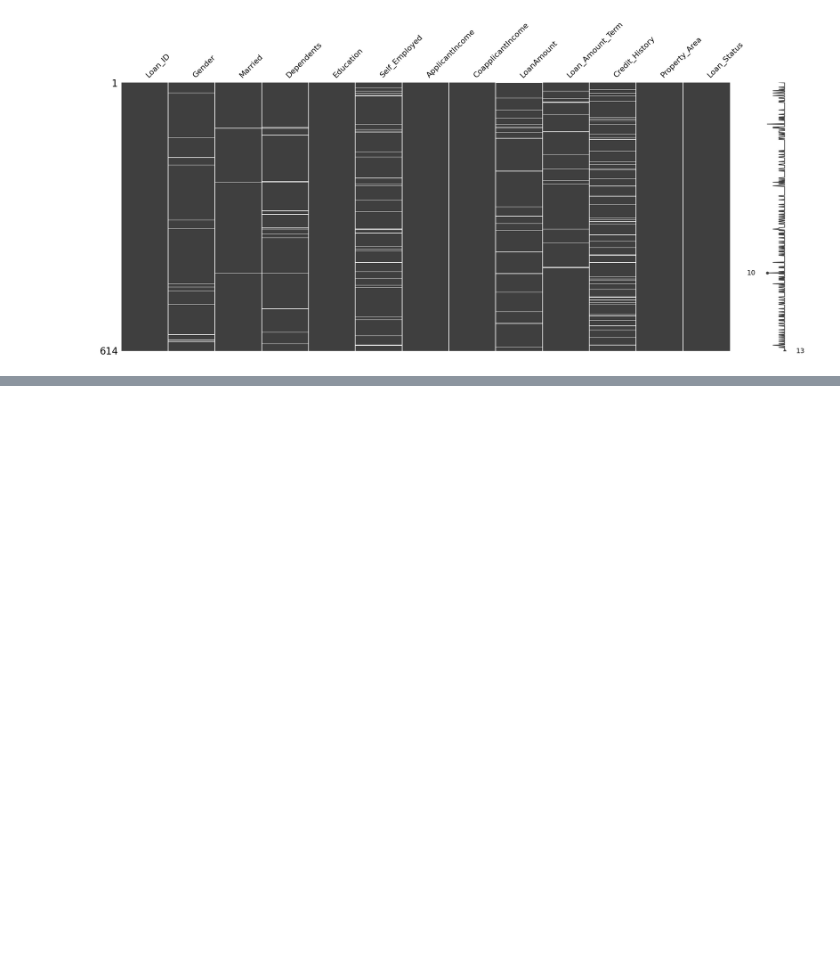
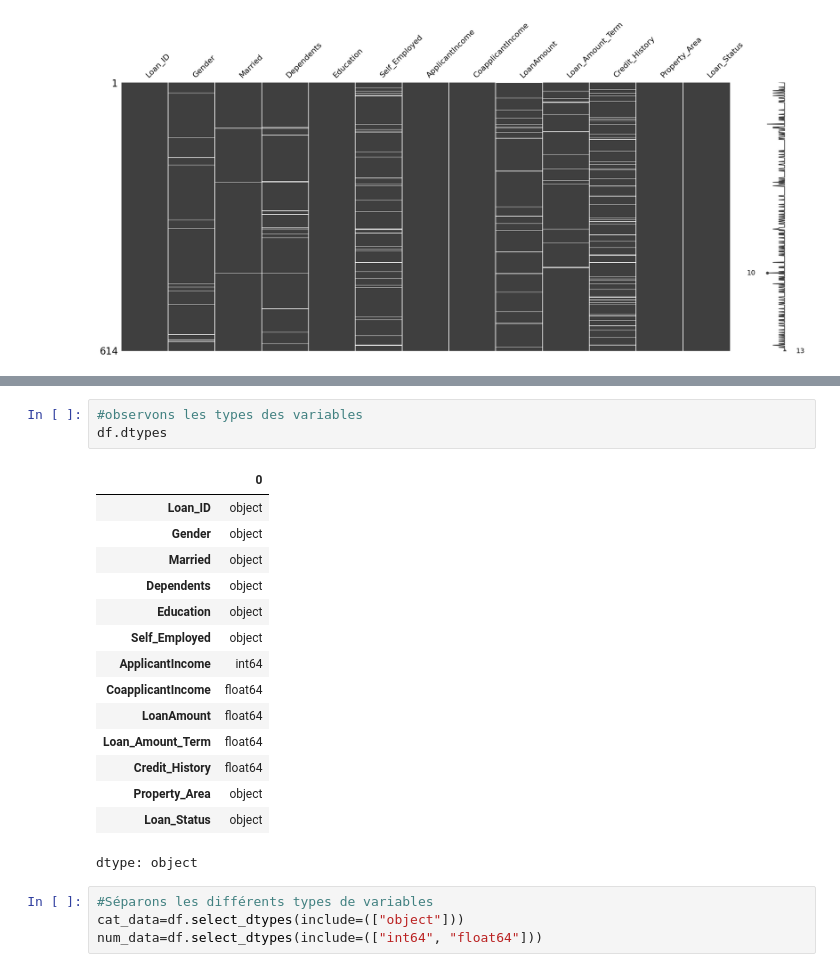
Before and after one commit to sewadaj18/Credit-scoring-cleaning, a Jupyter notebook: Nettoyage crédit.ipynb, the cells around one changed output, grey strips where cells are left out. Saved outputs shown, nothing was run; the diff lists cells and outputs as text; blank space fills up the shorter version.

```diff
--- a/Nettoyage crédit.ipynb
+++ b/Nettoyage crédit.ipynb
@@ -54,0 +61,23 @@ plt.show
+# %%
+#observons les types des variables
+df.dtypes
+# %% [output]
+|  | 0 |
+| Loan_ID | object |
+| Gender | object |
+| Married | object |
+| Dependents | object |
+| Education | object |
+| Self_Employed | object |
+| ApplicantIncome | int64 |
+| CoapplicantIncome | float64 |
+| LoanAmount | float64 |
+| Loan_Amount_Term | float64 |
+| Credit_History | float64 |
+| Property_Area | object |
+| Loan_Status | object |
+dtype: object
+# %%
+#Séparons les différents types de variables
+cat_data=df.select_dtypes(include=(["object"]))
+num_data=df.select_dtypes(include=(["int64", "float64"]))
```
Also changed, not shown: parts of 3 cells of this notebook.
